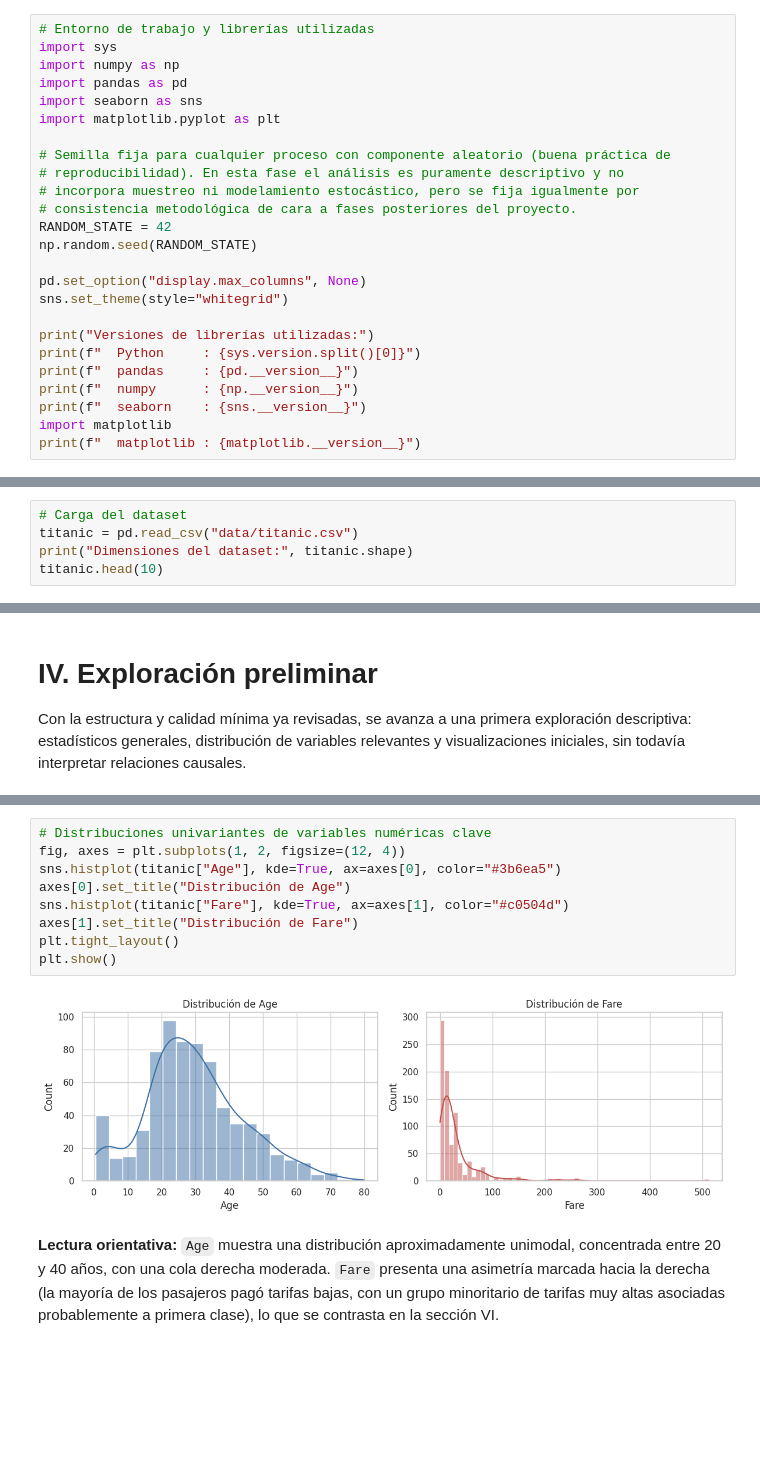
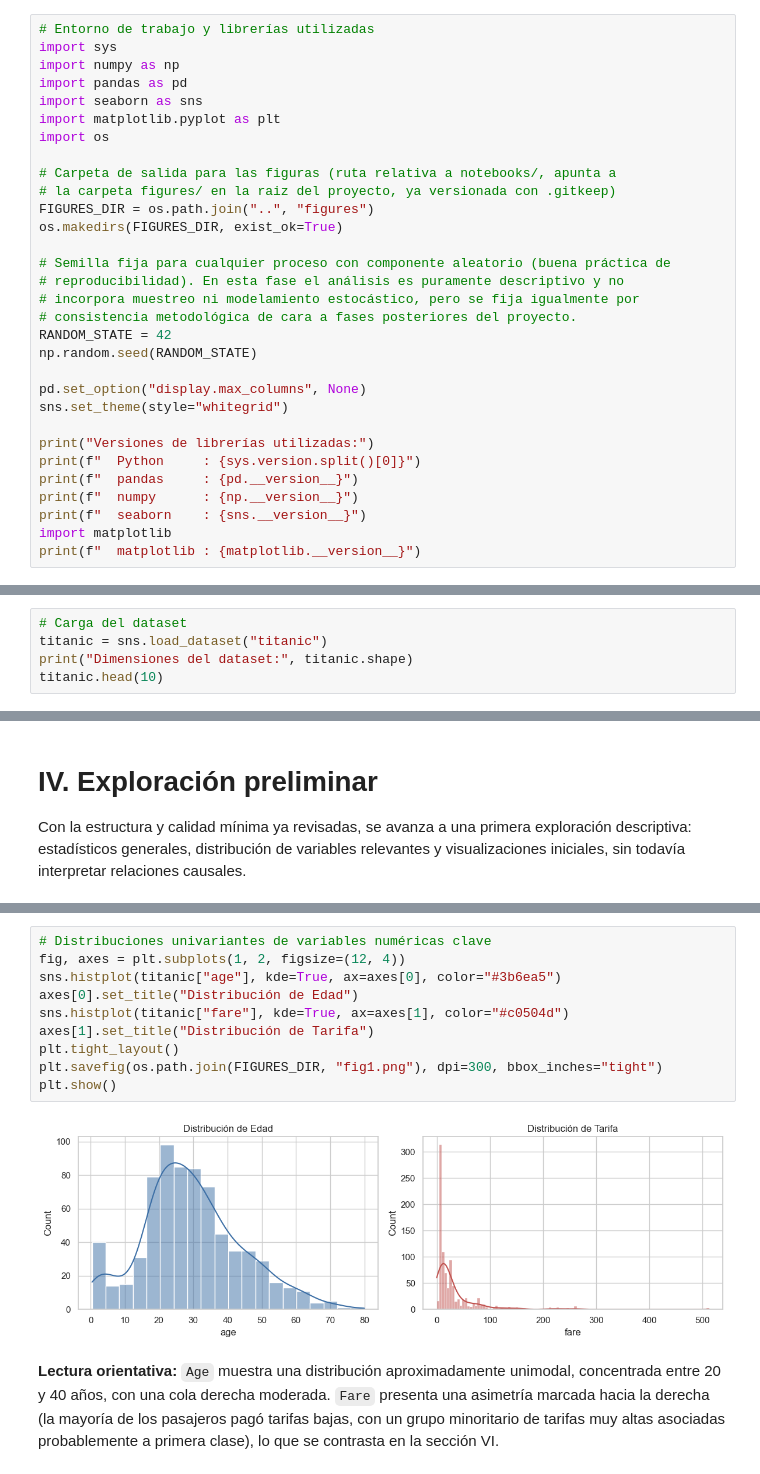
Before and after one commit to dark452/MCDI503-grupo1, a Jupyter notebook: notebooks/mcdi503_f1_sumativo_grupo1.ipynb, the cells around one changed output, grey strips where cells are left out. Drawn from its saved outputs; the diff is of its cells as text; blank space fills up the shorter version.

Commit message:
feat(notebook): Se actualiza notebook, se agrega funcionalidad para guardar figuras

```diff
--- a/notebooks/mcdi503_f1_sumativo_grupo1.ipynb
+++ b/notebooks/mcdi503_f1_sumativo_grupo1.ipynb
@@ -50,6 +50,12 @@ import numpy as np
 import pandas as pd
 import seaborn as sns
 import matplotlib.pyplot as plt
+import os
+
+# Carpeta de salida para las figuras (ruta relativa a notebooks/, apunta a
+# la carpeta figures/ en la raiz del proyecto, ya versionada con .gitkeep)
+FIGURES_DIR = os.path.join("..", "figures")
+os.makedirs(FIGURES_DIR, exist_ok=True)
 
 # Semilla fija para cualquier proceso con componente aleatorio (buena práctica de
 # reproducibilidad). En esta fase el análisis es puramente descriptivo y no
@@ -78,6 +84,6 @@ Versiones de librerías utilizadas:
 # %%
 # Carga del dataset
-titanic = pd.read_csv("data/titanic.csv")
+titanic = sns.load_dataset("titanic")
 print("Dimensiones del dataset:", titanic.shape)
 titanic.head(10)
 # %% [output]
@@ -185,14 +194,15 @@ Name: count, dtype: int64
 # %%
 # Distribuciones univariantes de variables numéricas clave
 fig, axes = plt.subplots(1, 2, figsize=(12, 4))
-sns.histplot(titanic["Age"], kde=True, ax=axes[0], color="#3b6ea5")
-axes[0].set_title("Distribución de Age")
-sns.histplot(titanic["Fare"], kde=True, ax=axes[1], color="#c0504d")
-axes[1].set_title("Distribución de Fare")
+sns.histplot(titanic["age"], kde=True, ax=axes[0], color="#3b6ea5")
+axes[0].set_title("Distribución de Edad")
+sns.histplot(titanic["fare"], kde=True, ax=axes[1], color="#c0504d")
+axes[1].set_title("Distribución de Tarifa")
 plt.tight_layout()
+plt.savefig(os.path.join(FIGURES_DIR, "fig1.png"), dpi=300, bbox_inches="tight")
 plt.show()
 # %% [output]
-[figure, old version]
+[figure, new version]
 # %% [markdown]
 **Lectura orientativa:** `Age` muestra una distribución aproximadamente unimodal, concentrada entre 20 y 40 años, con una cola derecha moderada. `Fare` presenta una asimetría marcada hacia la derecha (la mayoría de los pasajeros pagó tarifas bajas, con un grupo minoritario de tarifas muy altas asociadas probablemente a primera clase), lo que se contrasta en la sección VI.
 # %%
```
Also changed, not shown: parts of 18 cells of this notebook, 7 other files.
